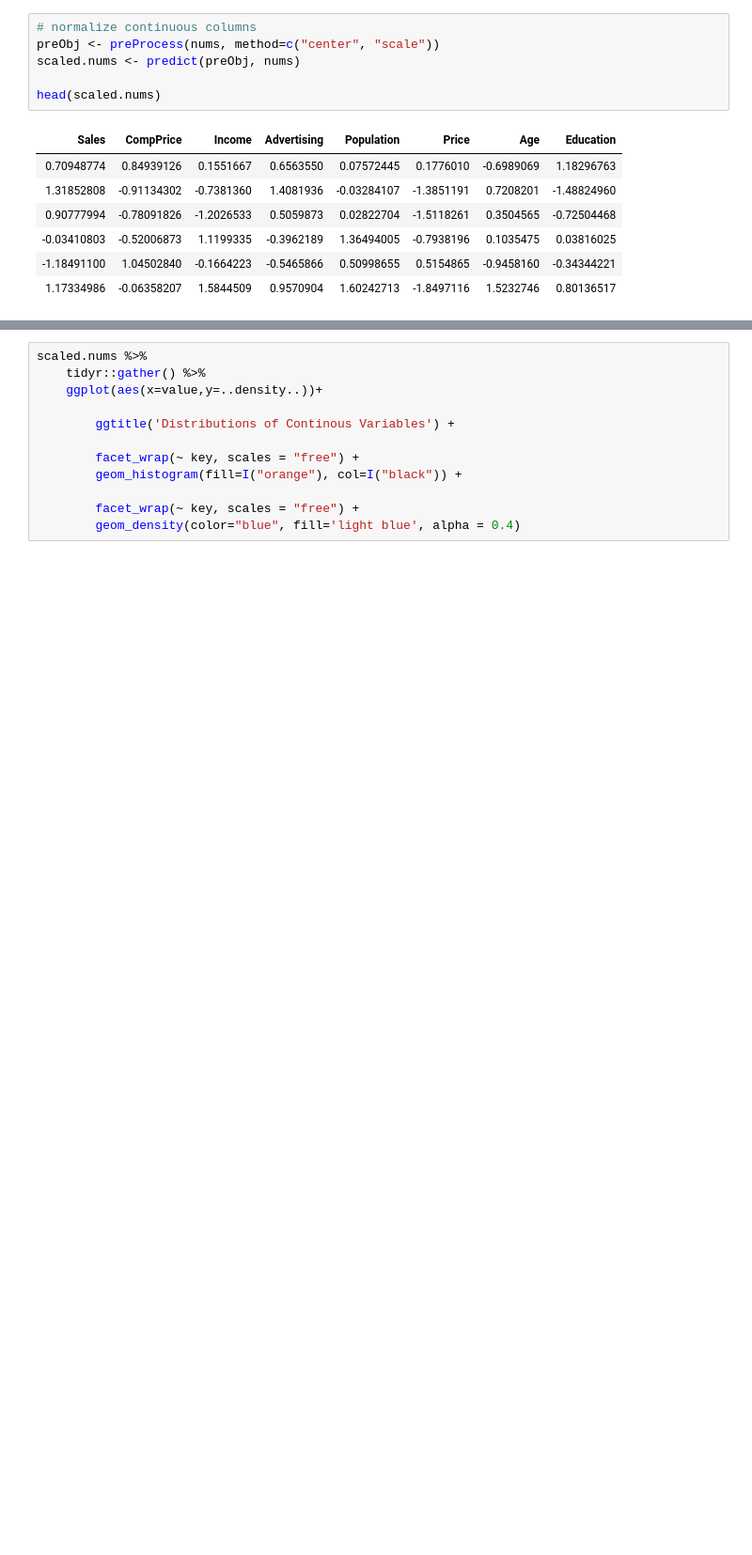
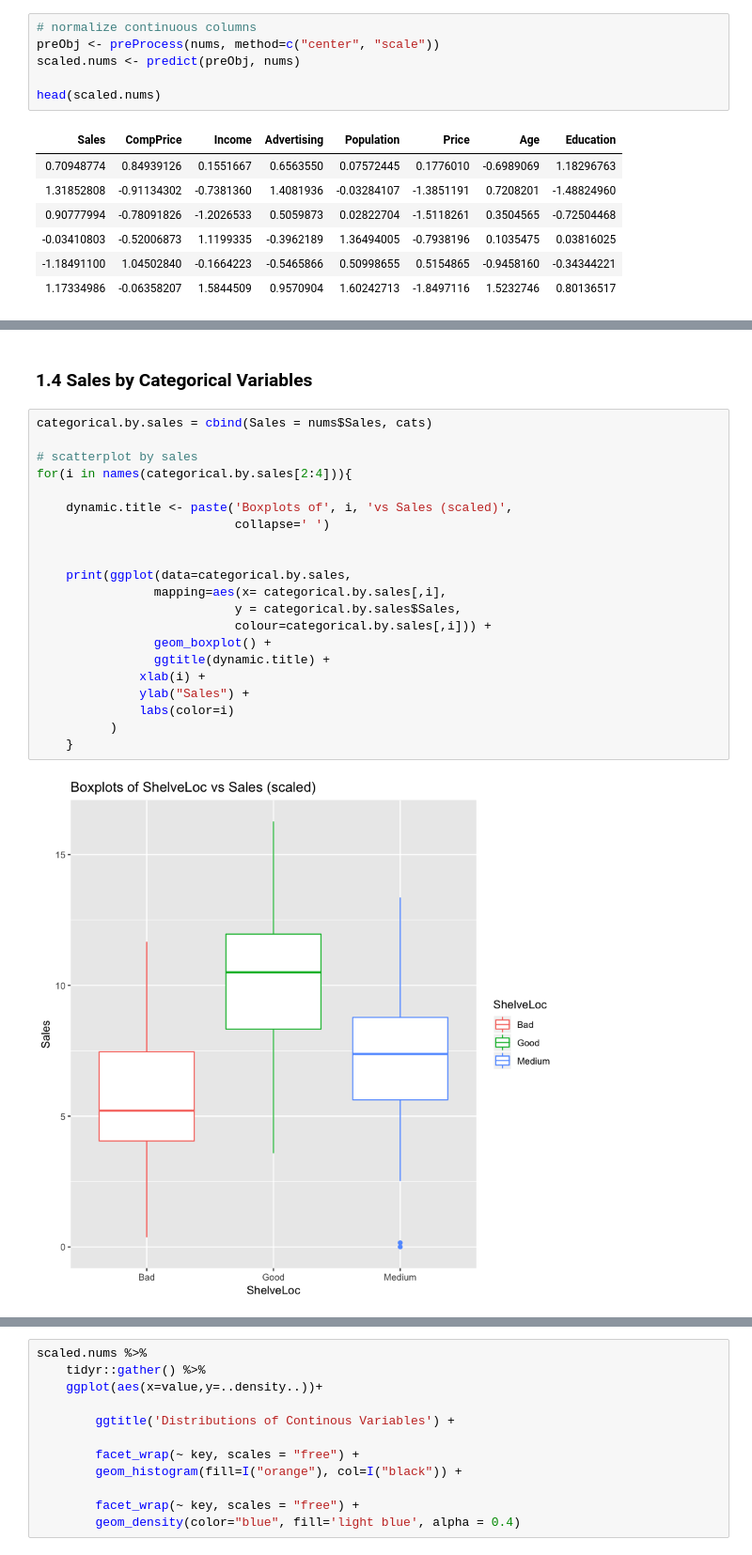
Before and after one commit to CooperStansbury/EDA_r_ece579, a Jupyter notebook: assignment1_cooperstansbury/assignment1_r.ipynb, the cells around one changed output, grey strips where cells are left out. Shown at 94% size. Drawn from its saved outputs; the diff is of its cells as text; blank space fills up the shorter version.

```diff
--- a/assignment1_cooperstansbury/assignment1_r.ipynb
+++ b/assignment1_cooperstansbury/assignment1_r.ipynb
@@ -164,0 +252,25 @@ for(i in names(scaled.nums[1])){
+# %% [markdown]
+### 1.4 Sales by Categorical Variables
+# %%
+categorical.by.sales = cbind(Sales = nums$Sales, cats)
+
+# scatterplot by sales
+for(i in names(categorical.by.sales[2:4])){
+
+    dynamic.title <- paste('Boxplots of', i, 'vs Sales (scaled)',
+                           collapse=' ')
+
+
+    print(ggplot(data=categorical.by.sales,
+                mapping=aes(x= categorical.by.sales[,i],
+                           y = categorical.by.sales$Sales,
+                           colour=categorical.by.sales[,i])) +
+                geom_boxplot() +
+                ggtitle(dynamic.title) +
+              xlab(i) +
+              ylab("Sales") +
+              labs(color=i)
+          )
+    }
+# %% [output]
+[figure, added]
```
Also changed, not shown: parts of 21 cells of this notebook.
